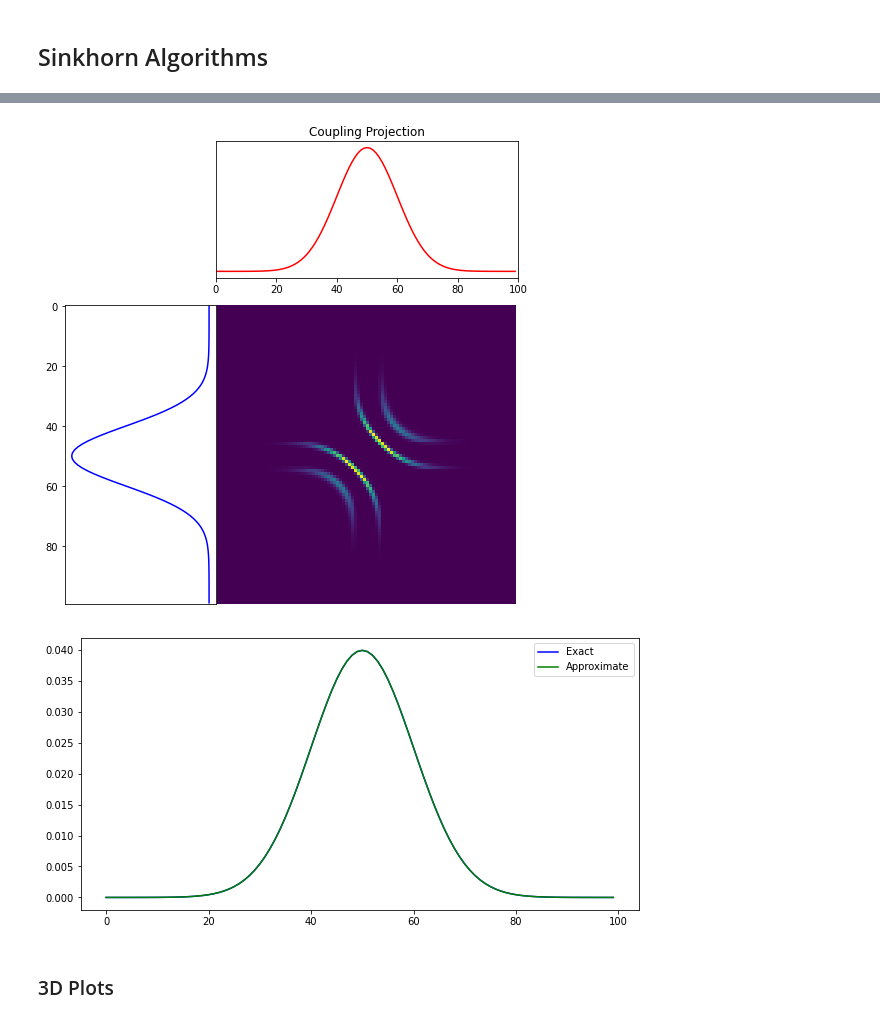
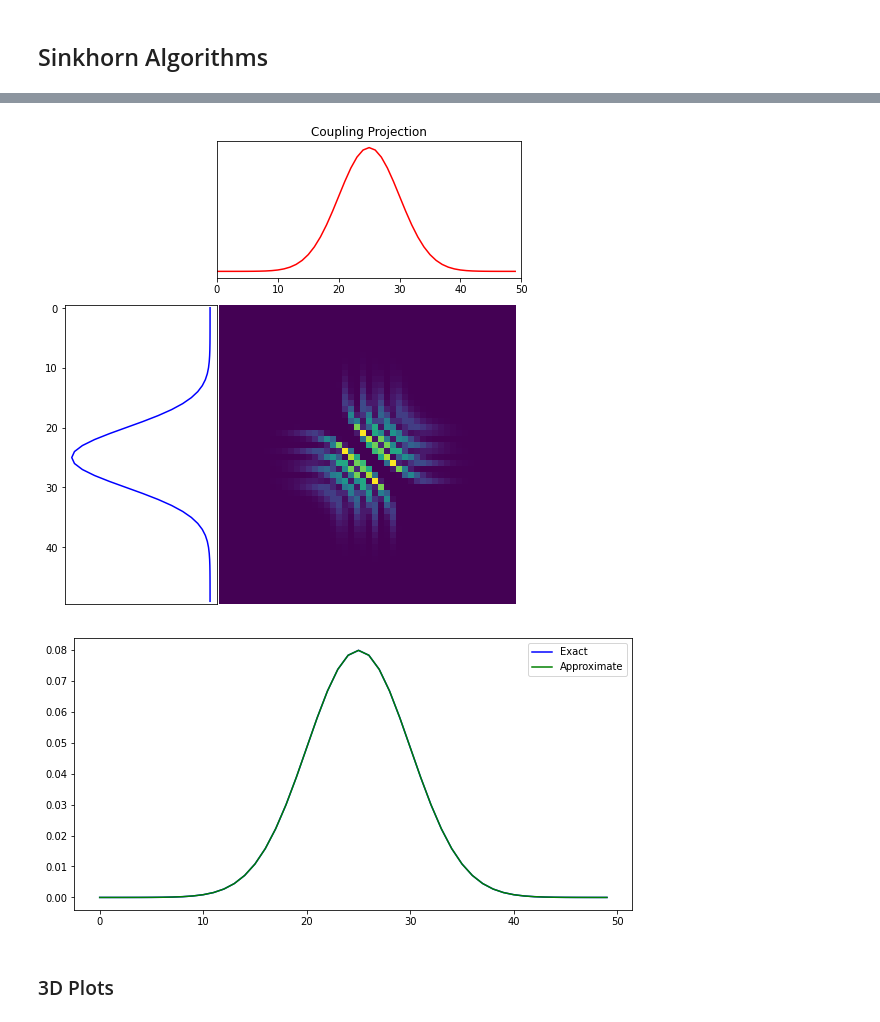
Before and after one commit to ramanakshay/Optimal-Transport, a Jupyter notebook: notebooks/multi_marginal_ot.ipynb, the cells around one changed output, grey strips where cells are left out. Cells and saved outputs as stored; diff of their text form; code cells hidden in the pictures.

```diff
--- a/notebooks/multi_marginal_ot.ipynb
+++ b/notebooks/multi_marginal_ot.ipynb
@@ -202,26 +225,13 @@ def gaussian_mix(n,mu,std,scale = None):
     h += np.exp(-(x - mu[i]) ** 2 / (2 * std[i] ** 2))*scale[i]
   return h / h.sum()
 # %%
-# n = 3
-# size = 100
+n = 5
+size = 50
 
-# A = np.empty((n,size), float)
-# A[0] = gaussian_mix(size,[10,50],[5,15],[2,1])
-# A[1] = gaussian_mix(size,[15,60],[2,10],[1.5,1])
-# A[2] = gaussian_mix(size,[20,80],[10,5],[1,1])
-# #A[3] = gaussian_mix(size,[25,70],[5,10],[1.5,1])
+A = np.empty((n,size), float)
+for i in range(n):
+  A[i] = gaussian_mix(size,[25],[5],[1])
 
-# x = np.array([[i,] for i in range(size)]) # defining the space
-# X = np.tile(x.T,(n,1))
+
+x = np.array([[i,] for i in range(size)]) # defining the space
+X = np.tile(x.T,(n,1))
-# %%
-n = 3
-size = 100
-
-A = np.empty((n,size), float)
-A[0]  = A[1] = A[2] = gaussian_mix(size,[50],[10],[1])
-# A[1] = gaussian_mix(size,[30],[15],[1])
-# A[2] = gaussian_mix(size,[70],[10],[1])
-#A[3] = gaussian_mix(size,[25,70],[5,10],[1.5,1])
-
-x = np.array([[i,] for i in range(size)]) # defining the space
-X = np.tile(x.T,(n,1))
@@ -270,21 +267,21 @@ Maximum Error: 1.0003360867358313e-06
 # %%
-#P = solver.generic_sinkhorn(1e-2,10)
+P = solver.generic_sinkhorn(10,100)
 # %%
-Pm = np.sum(P,axis = (2))
+Pm = np.sum(P,axis = (2,3,4))
 
 plt.figure(figsize=(7, 7))
 ot.plot.plot1D_mat(A[0], A[1], Pm, 'Coupling Projection')
 # %% [output]
-[figure, old version]
+[figure, new version]
 # %%
-Pv = np.sum(P,axis = (1,2))
+Pv = np.sum(P,axis = (1,2,3,4))
 plt.figure(figsize=(10, 5))
 plt.plot(x, A[0], 'b', label='Exact')
 plt.plot(x, Pv, 'g', label='Approximate')
 plt.legend()
 plt.show()
 # %% [output]
-[figure, old version]
+[figure, new version]
 # %% [markdown]
 ### 3D Plots
 # %%
```
Also changed, not shown: parts of 14 cells of this notebook.
